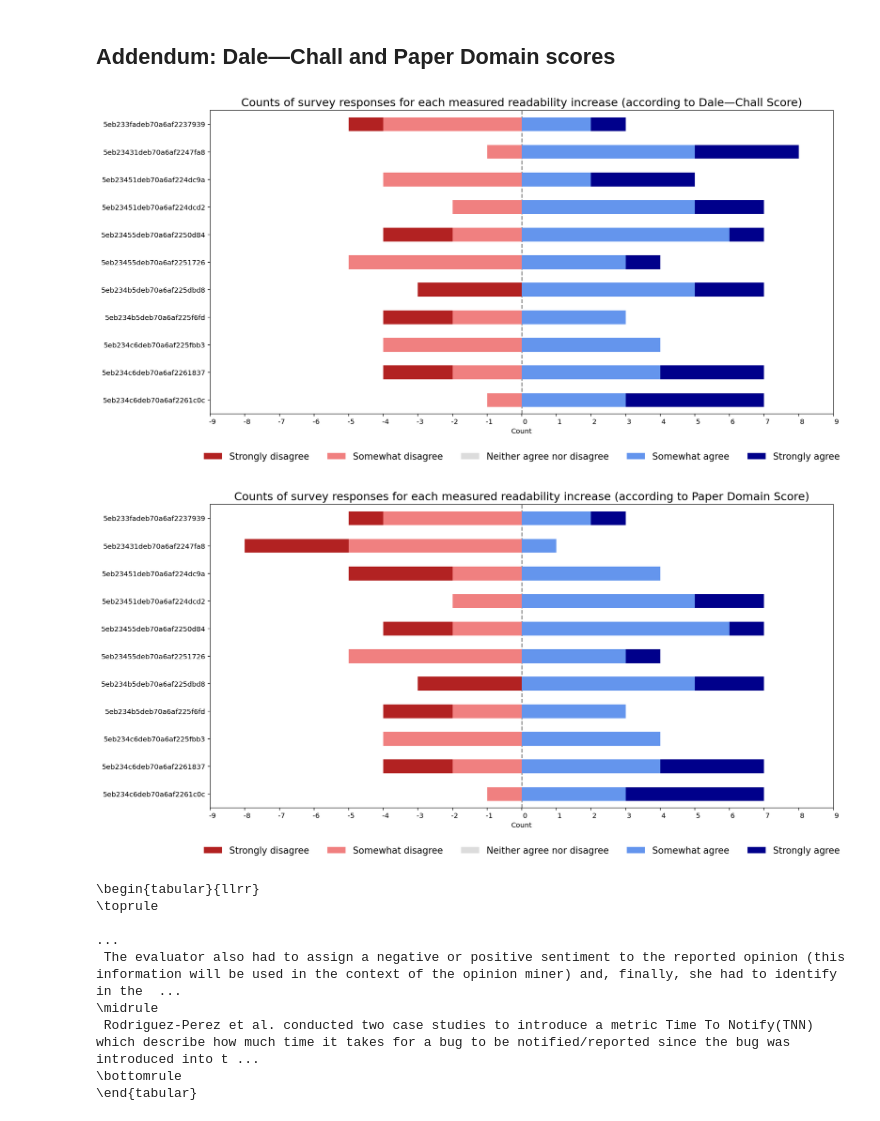
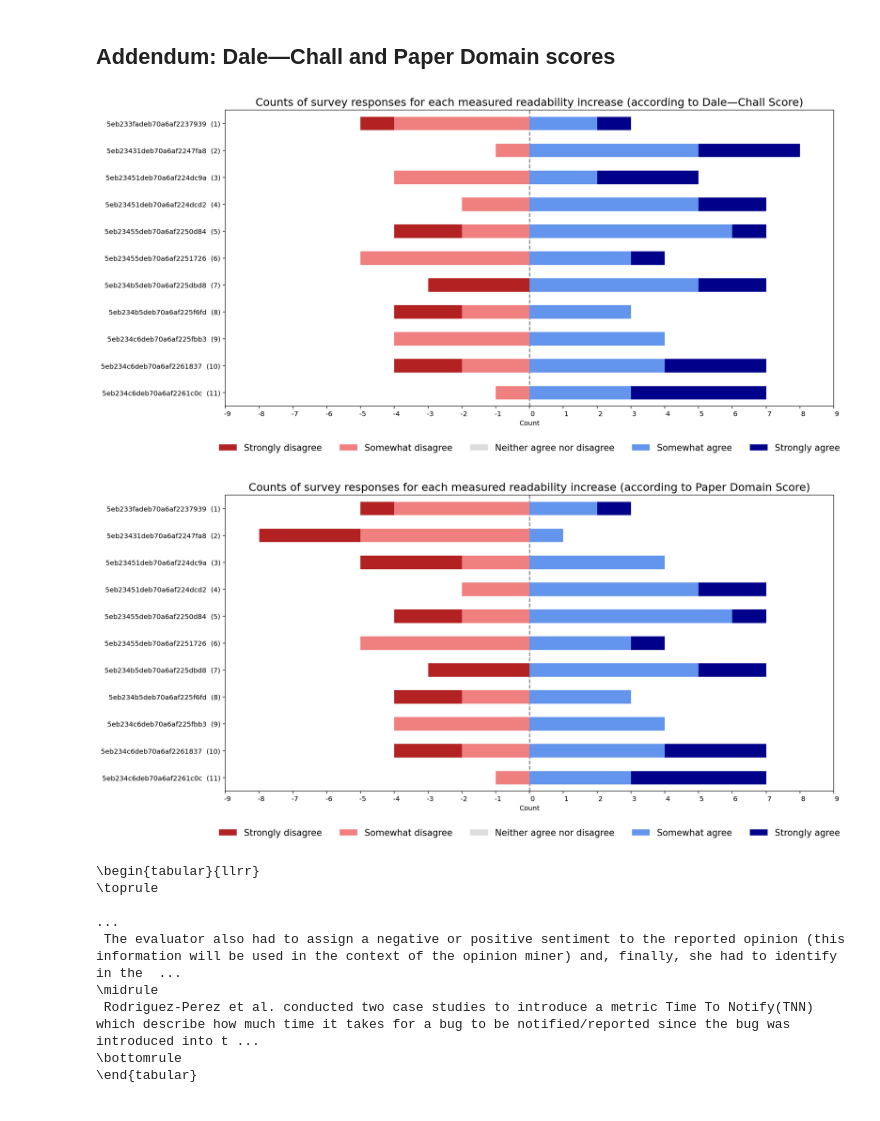
Before and after one commit to TiredFalcon/readse-internal-validity, a Jupyter notebook: Survey_responses_analysys.ipynb, the cells around one changed output. Cells and saved outputs as stored; diff of their text form; code cells hidden in the pictures.

Commit message:
Add numbers to papers domain liker counts images

```diff
--- a/Survey_responses_analysys.ipynb
+++ b/Survey_responses_analysys.ipynb
@@ -351,20 +351,22 @@ def to_all_decreases(_df: pd.DataFrame, metric: str) -> pd.DataFrame:
 plot_likert(
     get_likert_counts(to_all_decreases(get_high_count_df(df), 'dcsDelta')),
     include_neutral = False,
+    number_elements=True,
     fname = 'extra/dale_chall_likert_counts.png',
     metric = 'Dale—Chall Score'
 )
 # %% [output]
-[figure, old version]
+[figure, new version]
 # %%
 plot_likert(
     get_likert_counts(to_all_decreases(get_high_count_df(df), 'pdsDelta')),
     include_neutral = False,
+    number_elements=True,
     fname = 'extra/paper_domain_likert_counts.png',
     metric = 'Paper Domain Score'
 )
 # %% [output]
-[figure, old version]
+[figure, new version]
 # %%
 # Disagreement with previous results for PDS
 def disagreeing_paragarph_pairs(_df: pd.DataFrame):
```
Also changed, not shown: parts of 1 cell of this notebook, 3 other files.
